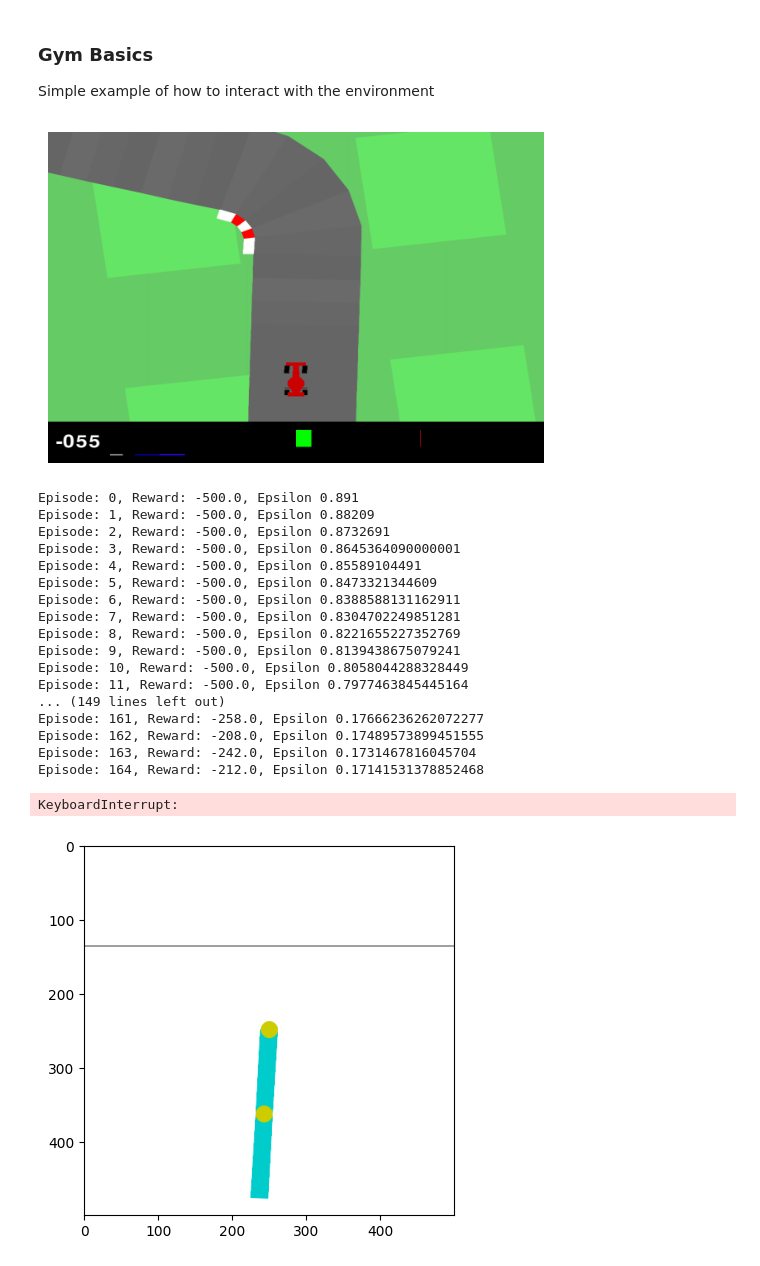
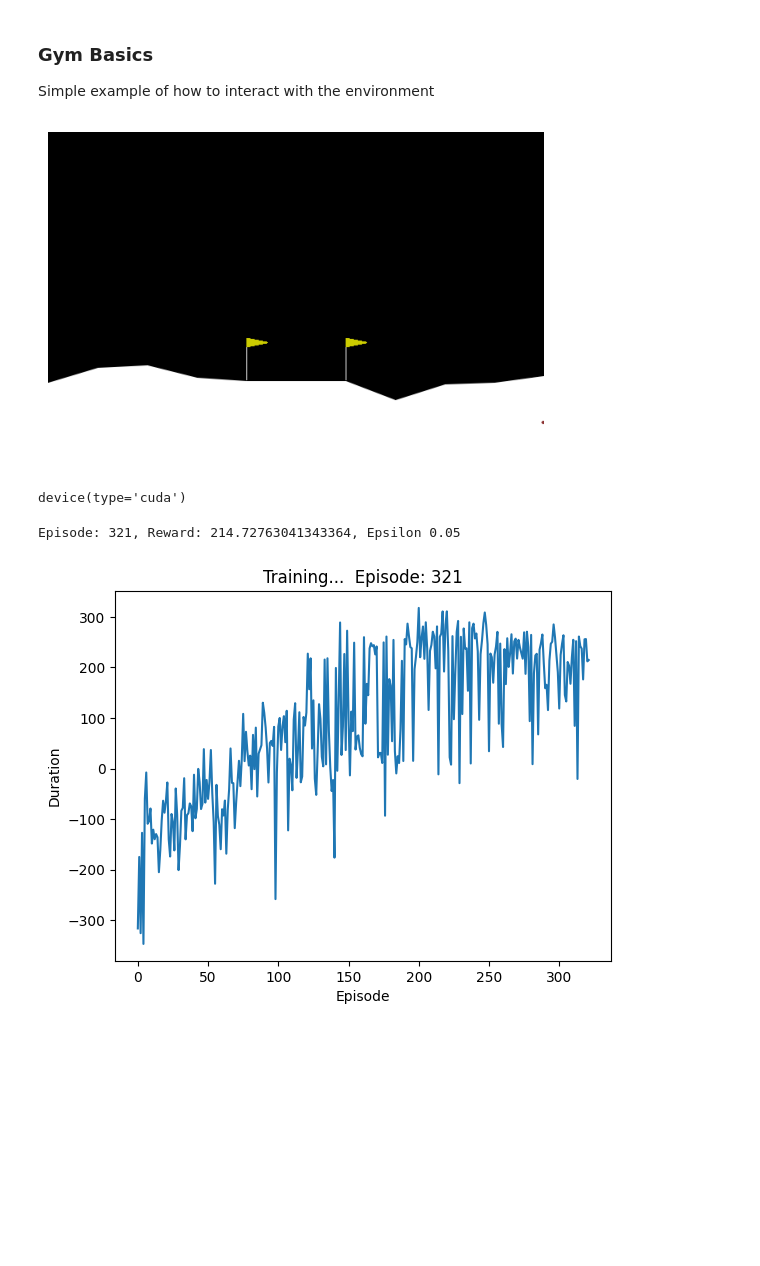
Before and after one commit to cric96/intro-deep-learning-python, a Jupyter notebook: notebook.ipynb, the cells around one changed output. Saved outputs shown, nothing was run; the diff lists cells and outputs as text; code cells hidden in the pictures; blank space fills up the shorter version.

```diff
--- a/notebook.ipynb
+++ b/notebook.ipynb
@@ -34,18 +38,18 @@ import copy
 from IPython import display
 import matplotlib.pyplot as plt
 ## Create environment
-env = gym.make("CarRacing-v2", render_mode="rgb_array", continuous=False)
+env = gym.make('LunarLander-v2', render_mode="rgb_array")
 env.reset() ## When the env is created it should be reset to initialize the state
 img = plt.imshow(env.render()) ## Used for rendering purposes
 print(env.action_space.sample())
-for i in range(1000): ## Run for 1000 steps
+for i in range(100): ## Run for 1000 steps
     env.step(env.action_space.sample()) ## Pick a random action and progress the environment
     img.set_data(env.render())
     plt.axis('off')
     display.display(plt.gcf())
     display.clear_output(wait=True)
 # %% [output]
-[figure, old version]
+[figure, new version]
 # %%
 import torch
 import torch.nn as nn
@@ -59,6 +66,9 @@ from collections import namedtuple, deque
 # %%
 # if GPU is to be used
 device = torch.device("cuda" if torch.cuda.is_available() else "cpu")
+device
+# %% [output]
+device(type='cuda')
 # %%
 def create_experience(state, action, reward, next_state, done):
     return {
@@ -181,17 +212,13 @@ class DQNAgent:
         self.optimizer.step()
 # %%
 ## Episode
-def run_episode(env, agent, render=False):
+
+def run_episode(env, agent, render):
     state = env.reset()[0]
-    img = plt.imshow(env.render()) ## Used for rendering purposes
     total_reward = 0
     done = False
     while not done:
-        if render:
-            img.set_data(env.render())
-            plt.axis('off')
-            display.display(plt.gcf())
-            display.clear_output(wait=True)
+        render.render(env.render()) ## Used for rendering purposes
         action = agent.act_epsilon_greedy(torch.tensor(state, dtype=torch.float32, device=device))
         next_state, reward, terminated, truncated, info = env.step(action)
         agent.record(torch.tensor(state, dtype=torch.float32, device=device), action, reward, torch.tensor(next_state, dtype=torch.float32, device=device), done)
@@ -200,48 +227,43 @@ def run_episode(env, agent, render=False):
         total_reward += reward
     return total_reward
 # %%
-def train(env, agent, episodes, render=False):
+def train(env, agent, episodes, render):
     rewards = []
     for episode in range(episodes):
         reward = run_episode(env, agent, render)
         agent.epsilon.decay()
         rewards.append(reward)
         print(f"Episode: {episode}, Reward: {reward}, Epsilon {agent.epsilon()}")
+        ## Plot the rewards
+        plt.clf()
+        plt.title(f'Training...  Episode: {episode}')
+        plt.xlabel('Episode')
+        plt.ylabel('Duration')
+        plt.plot(rewards)
+        display.display(plt.gcf())
+        render.update()
+        display.clear_output(wait=True)
     return rewards
 # %%
 # Create the environment
-env = gym.make('Acrobot-v1', render_mode="rgb_array")
-
+torch.manual_seed(42)
+from random import seed
+seed(42)
+env = gym.make('LunarLander-v2', render_mode="rgb_array")
 ## Initialize the networks
 n_observations = env.observation_space.shape[0]
 n_actions = env.action_space.n
-hidden_size = 128
+hidden_size = 256
 network = DQN(n_observations, n_actions, hidden_size).to(device)
 memory = ReplayMemory(10000)
 batch_size = 128
 gamma = 0.99
 learning_rate = 1e-4
 epsilon = ExponentialDecay(0.9, 0.05, 0.99)
 agent = DQNAgent(network, memory, batch_size, gamma, learning_rate, epsilon, env.action_space, 1000)
 
-train(env, agent, 1000, render=False)
+train(env, agent, 1000, render=OnRenderer(100))
+"Trained..."
 # %% [output]
-Episode: 0, Reward: -500.0, Epsilon 0.891
-Episode: 1, Reward: -500.0, Epsilon 0.88209
-Episode: 2, Reward: -500.0, Epsilon 0.8732691
-Episode: 3, Reward: -500.0, Epsilon 0.8645364090000001
-Episode: 4, Reward: -500.0, Epsilon 0.85589104491
-Episode: 5, Reward: -500.0, Epsilon 0.8473321344609
-Episode: 6, Reward: -500.0, Epsilon 0.8388588131162911
-Episode: 7, Reward: -500.0, Epsilon 0.8304702249851281
-Episode: 8, Reward: -500.0, Epsilon 0.8221655227352769
-Episode: 9, Reward: -500.0, Epsilon 0.8139438675079241
-Episode: 10, Reward: -500.0, Epsilon 0.8058044288328449
-Episode: 11, Reward: -500.0, Epsilon 0.7977463845445164
-... (149 lines left out)
-Episode: 161, Reward: -258.0, Epsilon 0.17666236262072277
-Episode: 162, Reward: -208.0, Epsilon 0.17489573899451555
-Episode: 163, Reward: -242.0, Epsilon 0.1731467816045704
-Episode: 164, Reward: -212.0, Epsilon 0.17141531378852468
+Episode: 321, Reward: 214.72763041343364, Epsilon 0.05
-KeyboardInterrupt:
-[figure, old version]
+[figure, new version]
```
Also changed, not shown: parts of 7 cells of this notebook.
